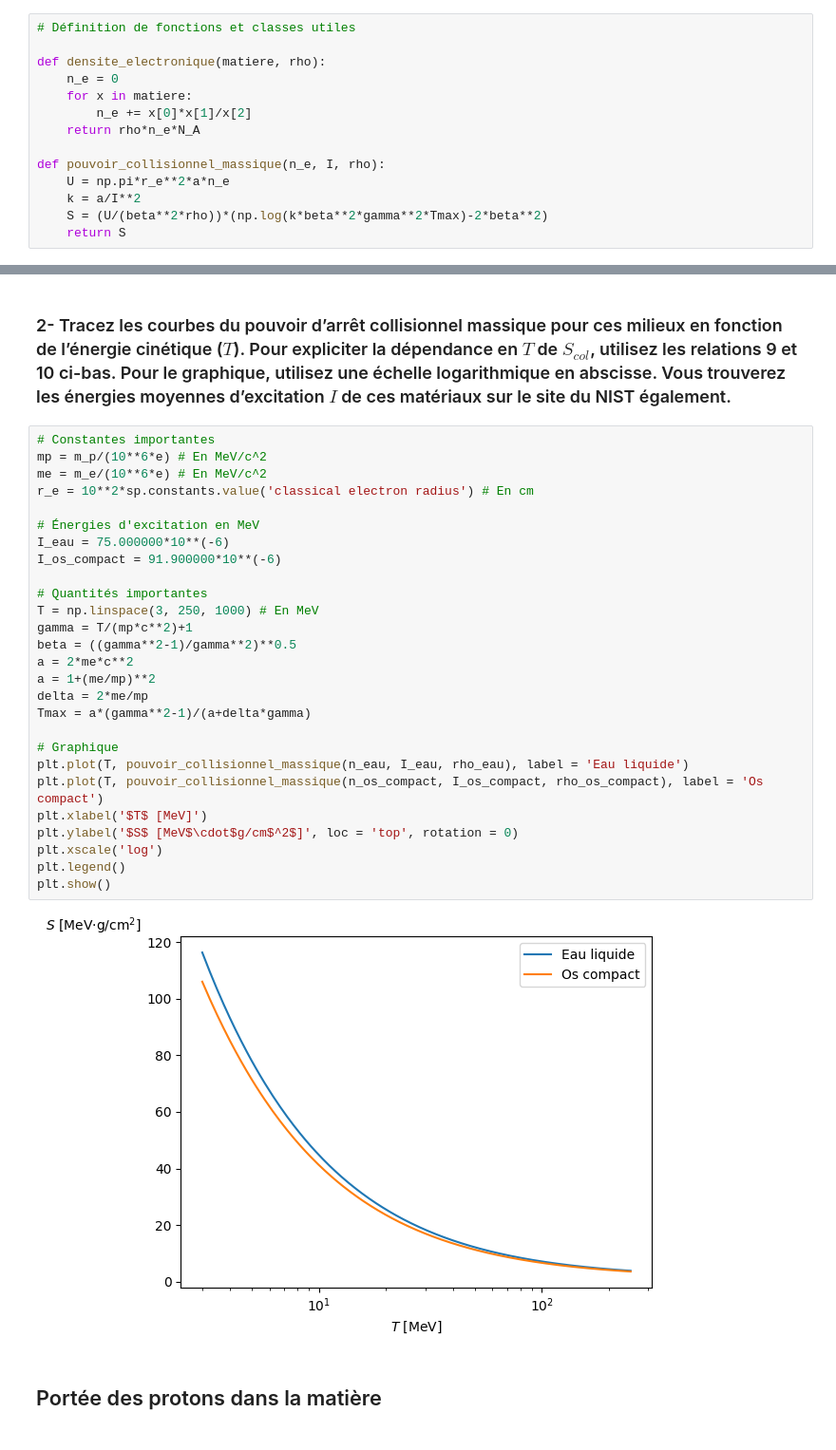
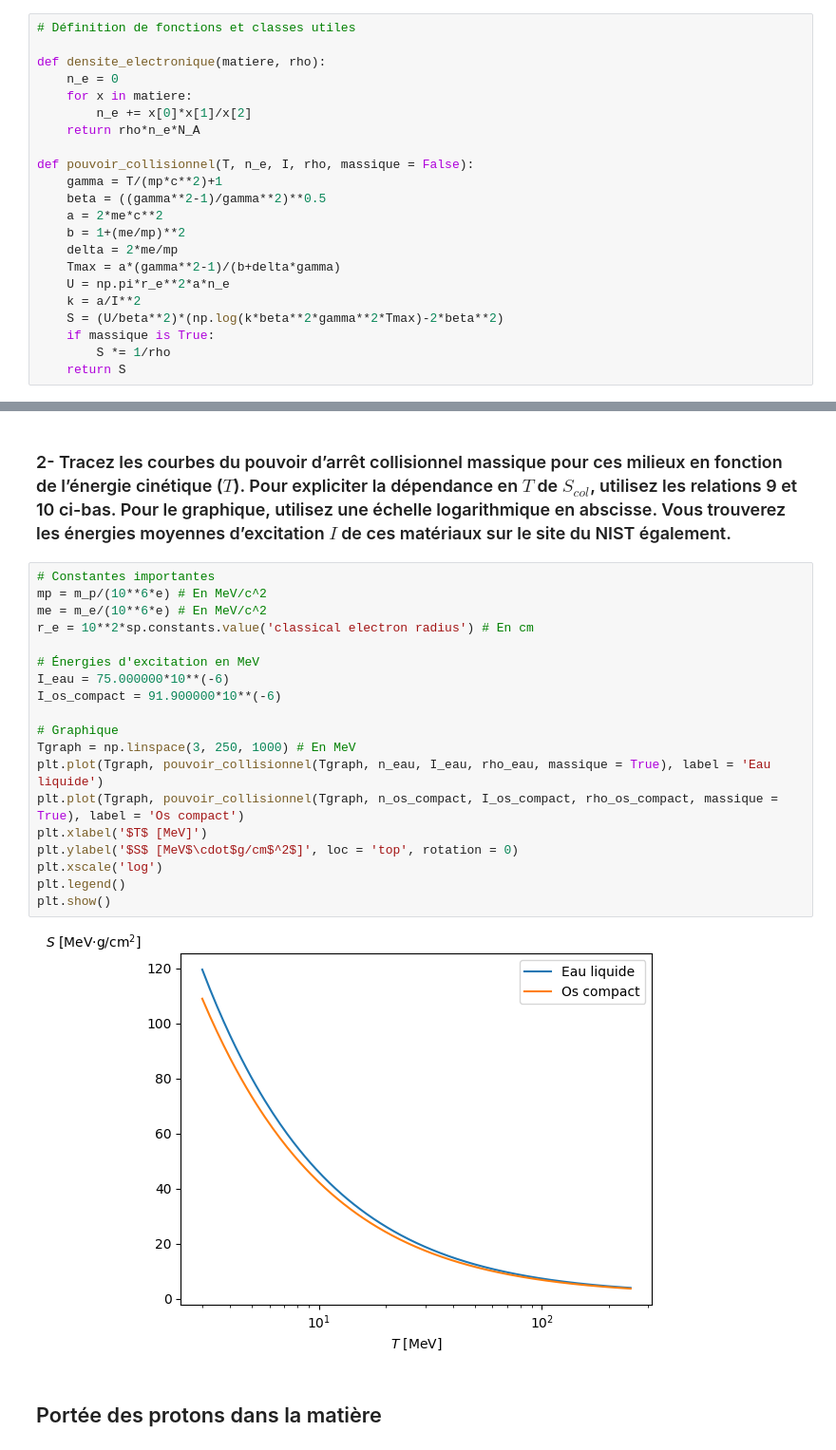
Before and after one commit to mamar828/physique_numerique, a Jupyter notebook: homework/tp1/tp1.ipynb, the cells around one changed output, grey strips where cells are left out. Shown: that part at 95% size. Saved outputs shown, nothing was run; the diff lists cells and outputs as text.

```diff
--- a/homework/tp1/tp1.ipynb
+++ b/homework/tp1/tp1.ipynb
@@ -16,10 +16,18 @@ def densite_electronique(matiere, rho):
         n_e += x[0]*x[1]/x[2]
     return rho*n_e*N_A
 
-def pouvoir_collisionnel_massique(n_e, I, rho):
+def pouvoir_collisionnel(T, n_e, I, rho, massique = False):
+    gamma = T/(mp*c**2)+1
+    beta = ((gamma**2-1)/gamma**2)**0.5
+    a = 2*me*c**2
+    b = 1+(me/mp)**2
+    delta = 2*me/mp
+    Tmax = a*(gamma**2-1)/(b+delta*gamma)
     U = np.pi*r_e**2*a*n_e
     k = a/I**2
-    S = (U/(beta**2*rho))*(np.log(k*beta**2*gamma**2*Tmax)-2*beta**2)
+    S = (U/beta**2)*(np.log(k*beta**2*gamma**2*Tmax)-2*beta**2)
+    if massique is True:
+        S *= 1/rho
     return S
 # %% [markdown]
 ## Questions:
@@ -45,32 +53,24 @@ n_os_compact = densite_electronique(os_compact, rho_os_compact)
 # %%
 # Constantes importantes
 mp = m_p/(10**6*e) # En MeV/c^2
 me = m_e/(10**6*e) # En MeV/c^2
 r_e = 10**2*sp.constants.value('classical electron radius') # En cm
 
 # Énergies d'excitation en MeV
 I_eau = 75.000000*10**(-6)
 I_os_compact = 91.900000*10**(-6)
 
-# Quantités importantes
-T = np.linspace(3, 250, 1000) # En MeV
-gamma = T/(mp*c**2)+1
-beta = ((gamma**2-1)/gamma**2)**0.5
-a = 2*me*c**2
-a = 1+(me/mp)**2
-delta = 2*me/mp
-Tmax = a*(gamma**2-1)/(a+delta*gamma)
-
 # Graphique
-plt.plot(T, pouvoir_collisionnel_massique(n_eau, I_eau, rho_eau), label = 'Eau liquide')
-plt.plot(T, pouvoir_collisionnel_massique(n_os_compact, I_os_compact, rho_os_compact), label = 'Os compact')
+Tgraph = np.linspace(3, 250, 1000) # En MeV
+plt.plot(Tgraph, pouvoir_collisionnel(Tgraph, n_eau, I_eau, rho_eau, massique = True), label = 'Eau liquide')
+plt.plot(Tgraph, pouvoir_collisionnel(Tgraph, n_os_compact, I_os_compact, rho_os_compact, massique = True), label = 'Os compact')
 plt.xlabel('$T$ [MeV]')
 plt.ylabel('$S$ [MeV$\cdot$g/cm$^2$]', loc = 'top', rotation = 0)
 plt.xscale('log')
 plt.legend()
 plt.show()
 # %% [output]
-[figure, old version]
+[figure, new version]
 # %% [markdown]
 ## Portée des protons dans la matière
 # %% [markdown]
```
Also changed, not shown: parts of 2 cells of this notebook.
